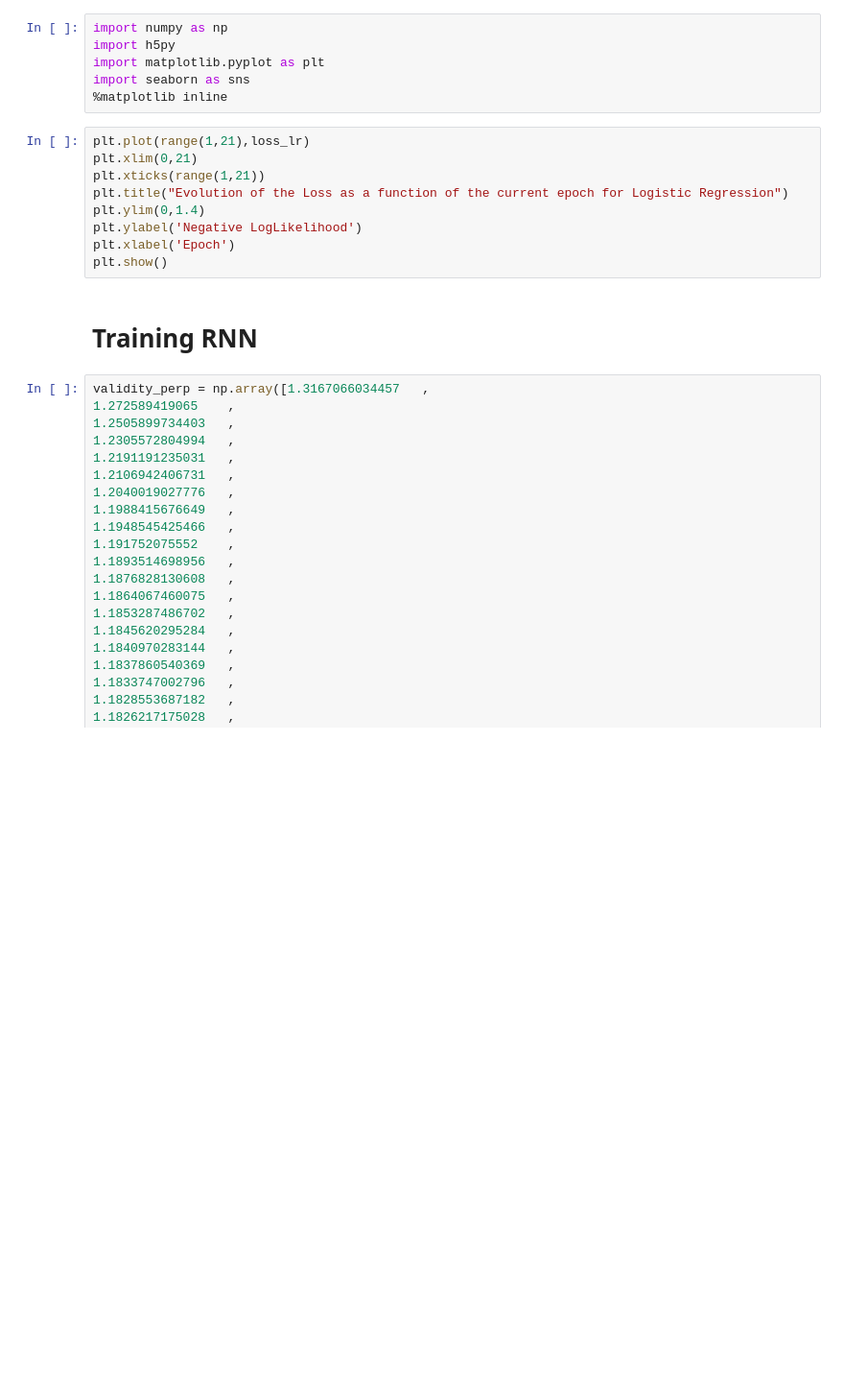
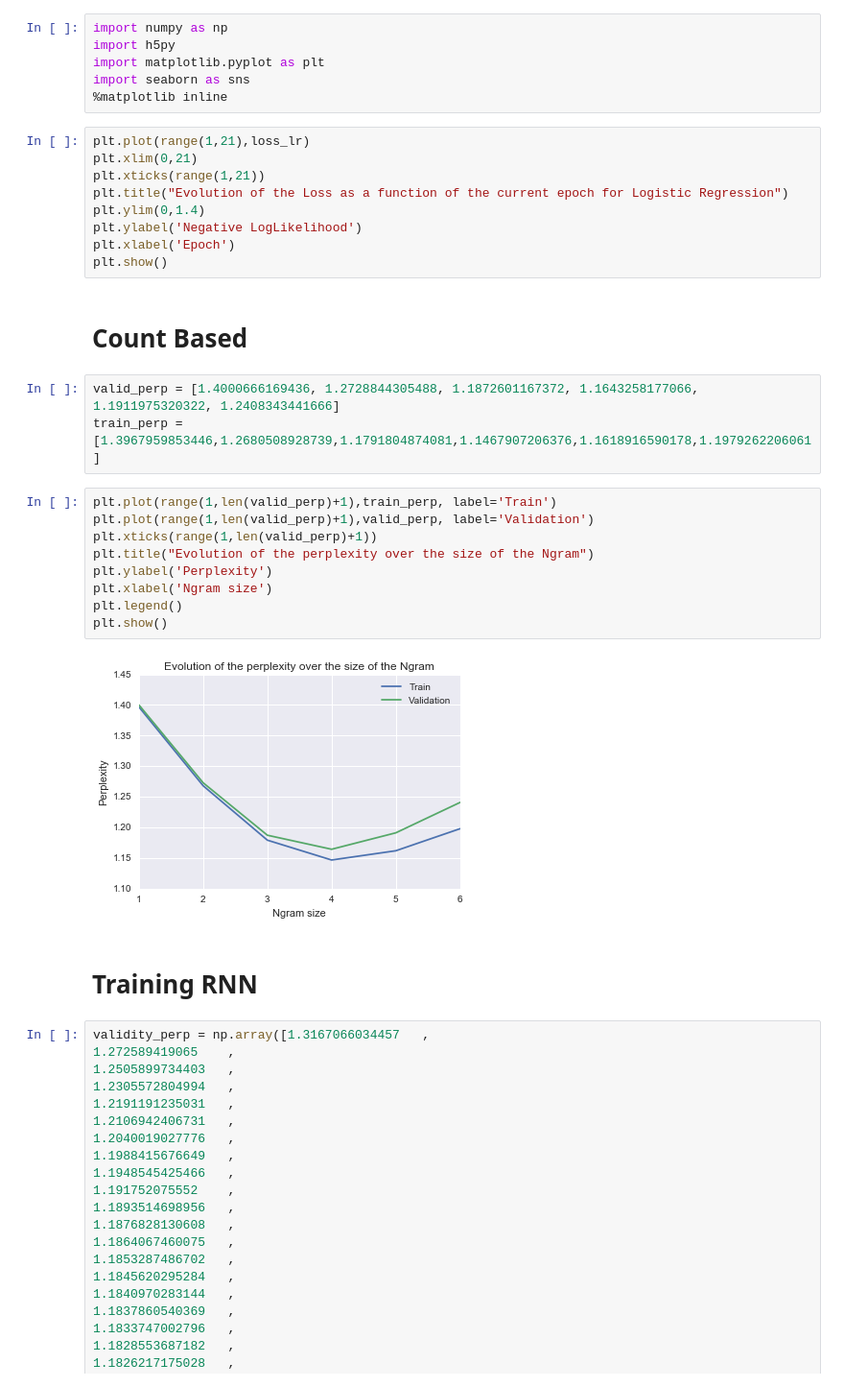
Before and after one commit to eneyi/cs287, a Jupyter notebook: HW4/notebook/Plot.ipynb, the cells around one changed output. Shown at 96% size. Drawn from its saved outputs; the diff is of its cells as text; blank space fills up the shorter version.

```diff
--- a/HW4/notebook/Plot.ipynb
+++ b/HW4/notebook/Plot.ipynb
@@ -13,6 +13,22 @@ plt.ylim(0,1.4)
 plt.ylabel('Negative LogLikelihood')
 plt.xlabel('Epoch')
 plt.show()
+# %% [markdown]
+# Count Based
+# %%
+valid_perp = [1.4000666169436, 1.2728844305488, 1.1872601167372, 1.1643258177066, 1.1911975320322, 1.2408343441666]
+train_perp = [1.3967959853446,1.2680508928739,1.1791804874081,1.1467907206376,1.1618916590178,1.1979262206061]
+# %%
+plt.plot(range(1,len(valid_perp)+1),train_perp, label='Train')
+plt.plot(range(1,len(valid_perp)+1),valid_perp, label='Validation')
+plt.xticks(range(1,len(valid_perp)+1))
+plt.title("Evolution of the perplexity over the size of the Ngram")
+plt.ylabel('Perplexity')
+plt.xlabel('Ngram size')
+plt.legend()
+plt.show()
+# %% [output]
+[figure, added]
 # %% [markdown]
 # Training RNN
 # %%
```
Also changed, not shown: parts of 11 cells of this notebook, 14 other files.
